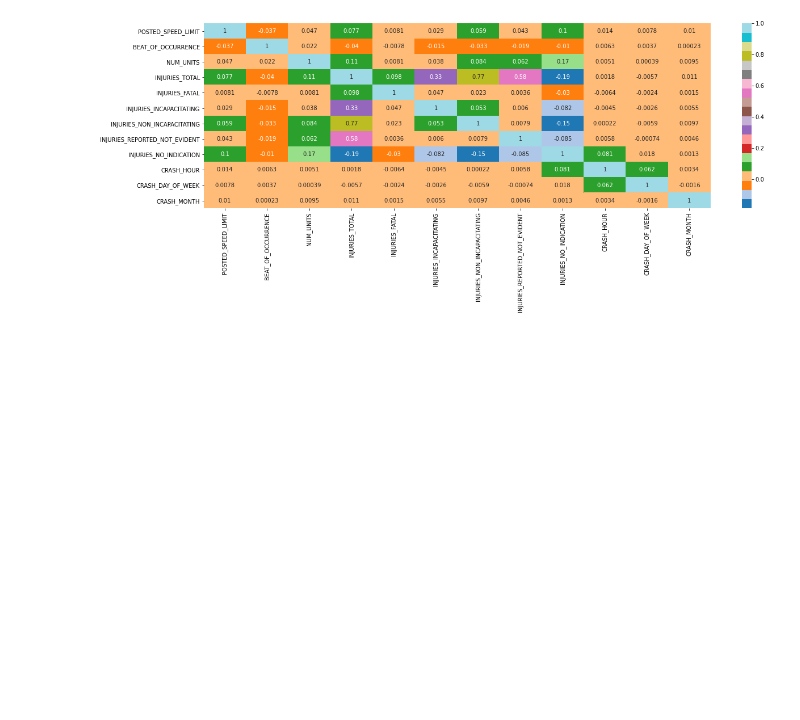
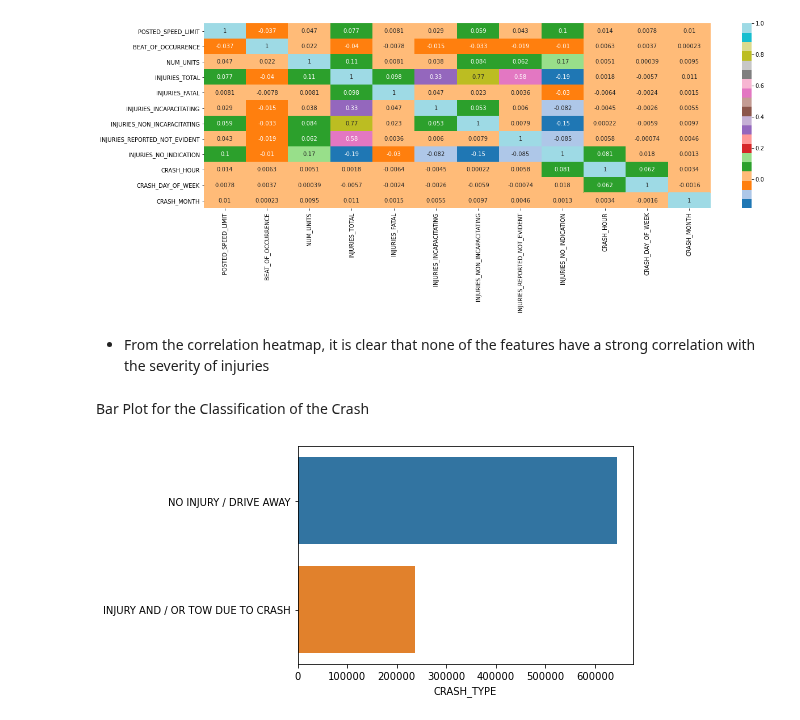
Before and after one commit to Cynthia-Njambi/City-of-Chicago-Traffic-Crashes-Project, a Jupyter notebook: groups/pamela.ipynb, the cells around one changed output. Saved outputs shown, nothing was run; the diff lists cells and outputs as text; code cells hidden in the pictures; blank space fills up the shorter version.

Commit message:
Added Bar plots

```diff
--- a/groups/pamela.ipynb
+++ b/groups/pamela.ipynb
@@ -280,3 +280,14 @@ sns.heatmap(relevant_crashes_cleaned.corr(), cmap="tab20", annot=True)
 # %% [output]
 <AxesSubplot:>
 [figure]
+# %% [markdown]
+- From the correlation heatmap, it is clear that none of the features have a strong correlation with the severity of injuries
+# %% [markdown]
+Bar Plot for the Classification of the Crash
+# %%
+# crash type by each crash
+sns.barplot(y=relevant_crashes_cleaned['CRASH_TYPE'].value_counts().index,
+            x=relevant_crashes_cleaned['CRASH_TYPE'].value_counts()
+           );
+# %% [output]
+[figure, added]
```
Also changed, not shown: parts of 14 cells of this notebook.
